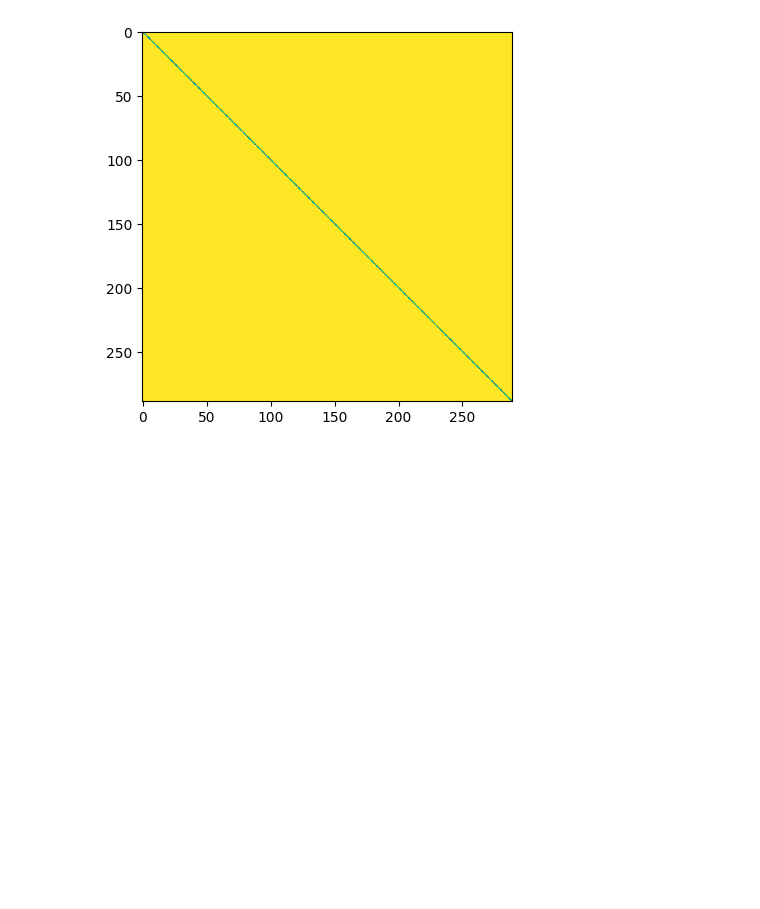
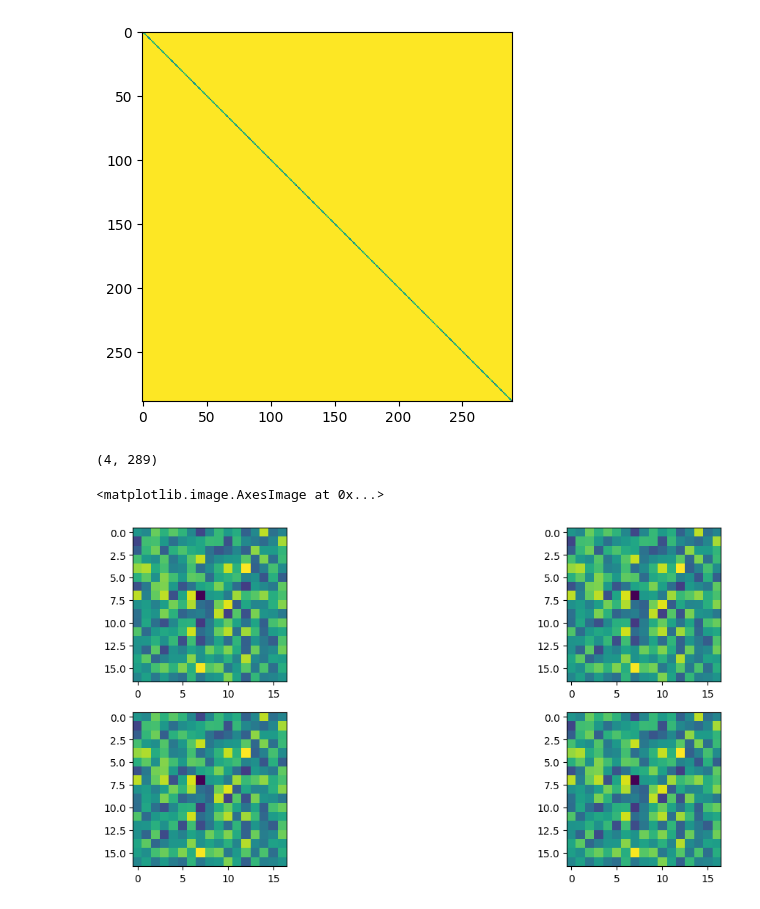
Before and after one commit to GabeXxX/NAPDE-Coursework, a Jupyter notebook: 4.1 Solving Bayesian Inverse Problems via Vae.ipynb, the cells around one changed output. Saved outputs shown, nothing was run; the diff lists cells and outputs as text; code cells hidden in the pictures; blank space fills up the shorter version.

```diff
--- a/4.1 Solving Bayesian Inverse Problems via Vae.ipynb
+++ b/4.1 Solving Bayesian Inverse Problems via Vae.ipynb
@@ -595,6 +595,17 @@ plt.imshow(np.diag(cov_post.numpy()[0])) # Ricordarsi che la Γ_post è la diago
 <matplotlib.image.AxesImage at 0x...>
 [figure]
 # %%
-# Y_obs reconstruction - inutili, siamo interessati a mean_post e cov_post, ma almeno vediamo che la rete è stata allenata correttamente riuscendo a ricostruirli
-u_draw = model.reparameterize(mean_post, cov_post)
-y_pred = model.decode(u_draw)
+q_draw = model.reparameterize(mean_post, cov_post)
+# %% [output]
+(4, 289)
+# %%
+u_draw_vis = q_draw.numpy()
+
+fig, axs = plt.subplots(2,2, figsize=(14, 6))
+axs[0,0].imshow(u_draw_vis[0].reshape(17,17))
+axs[0,1].imshow(u_draw_vis[0].reshape(17,17))
+axs[1,0].imshow(u_draw_vis[0].reshape(17,17))
+axs[1,1].imshow(u_draw_vis[0].reshape(17,17))
+# %% [output]
+<matplotlib.image.AxesImage at 0x...>
+[figure, added]
```
Also changed, not shown: parts of 3 cells of this notebook.
